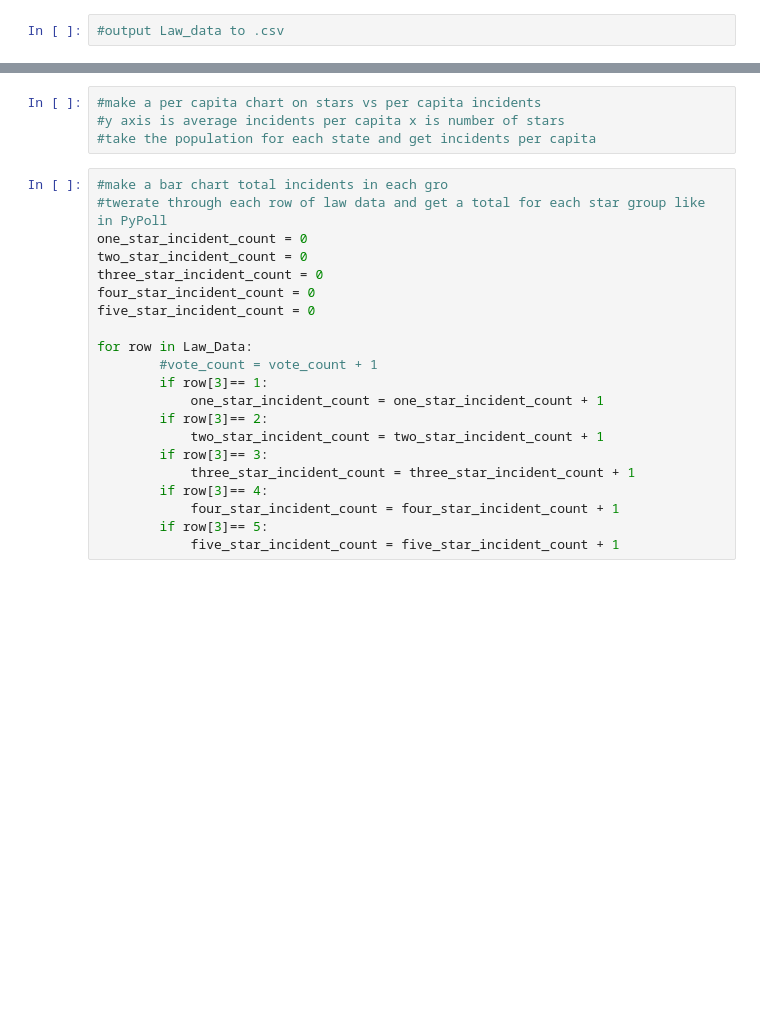
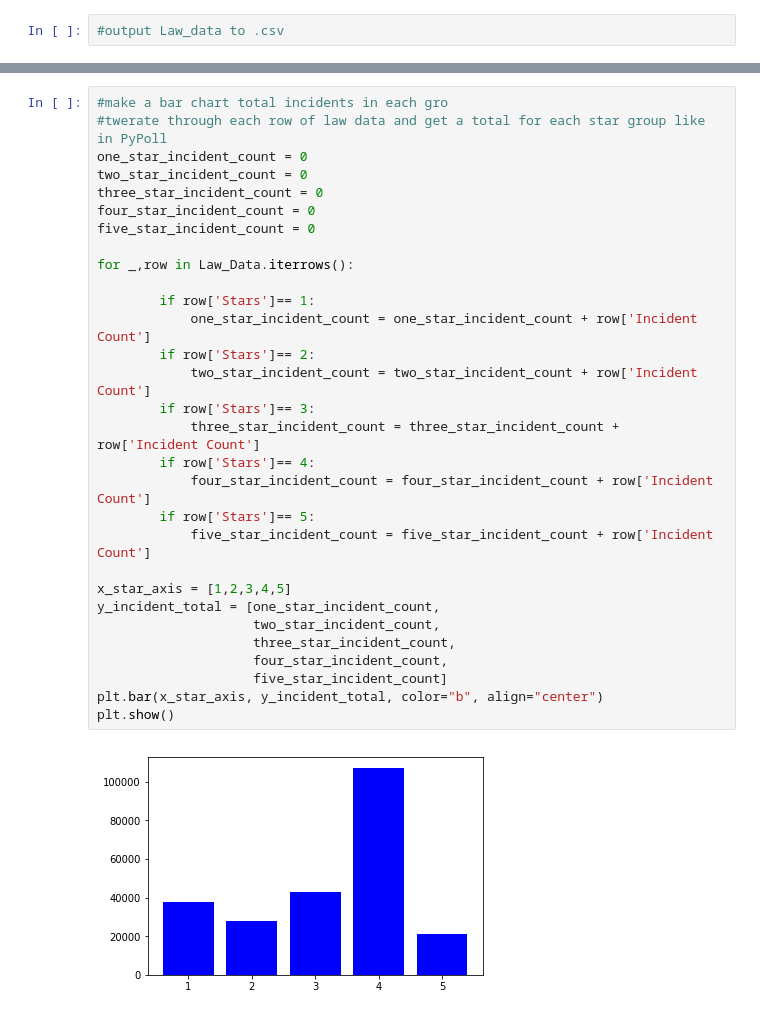
Before and after one commit to Demarsch/gun-violence, a Jupyter notebook: Code/Gun Laws.ipynb, the cells around one changed output, grey strips where cells are left out. Saved outputs shown, nothing was run; the diff lists cells and outputs as text; blank space fills up the shorter version.

Commit message:
finished code and basic charts

```diff
--- a/Code/Gun Laws.ipynb
+++ b/Code/Gun Laws.ipynb
@@ -84,28 +85,35 @@ Law_Data.head()
 | 2 | Arizona | 5 | 2328 |
 | 3 | Arkansas | 3 | 2842 |
 | 4 | California | 1 | 16306 |
-# %%
-#make a per capita chart on stars vs per capita incidents
-#y axis is average incidents per capita x is number of stars
-#take the population for each state and get incidents per capita
 # %%
 #make a bar chart total incidents in each gro
 #twerate through each row of law data and get a total for each star group like in PyPoll
 one_star_incident_count = 0
 two_star_incident_count = 0
 three_star_incident_count = 0
 four_star_incident_count = 0
 five_star_incident_count = 0
 
-for row in Law_Data:
-        #vote_count = vote_count + 1
-        if row[3]== 1:
-            one_star_incident_count = one_star_incident_count + 1
-        if row[3]== 2:
-            two_star_incident_count = two_star_incident_count + 1
-        if row[3]== 3:
-            three_star_incident_count = three_star_incident_count + 1
-        if row[3]== 4:
-            four_star_incident_count = four_star_incident_count + 1
-        if row[3]== 5:
-            five_star_incident_count = five_star_incident_count + 1
+for _,row in Law_Data.iterrows():
+
+        if row['Stars']== 1:
+            one_star_incident_count = one_star_incident_count + row['Incident Count']
+        if row['Stars']== 2:
+            two_star_incident_count = two_star_incident_count + row['Incident Count']
+        if row['Stars']== 3:
+            three_star_incident_count = three_star_incident_count + row['Incident Count']
+        if row['Stars']== 4:
+            four_star_incident_count = four_star_incident_count + row['Incident Count']
+        if row['Stars']== 5:
+            five_star_incident_count = five_star_incident_count + row['Incident Count']
+
+x_star_axis = [1,2,3,4,5]
+y_incident_total = [one_star_incident_count,
+                    two_star_incident_count,
+                    three_star_incident_count,
+                    four_star_incident_count,
+                    five_star_incident_count]
+plt.bar(x_star_axis, y_incident_total, color="b", align="center")
+plt.show()
+# %% [output]
+[figure, added]
```
Also changed, not shown: parts of 18 cells of this notebook, 3 other files.
